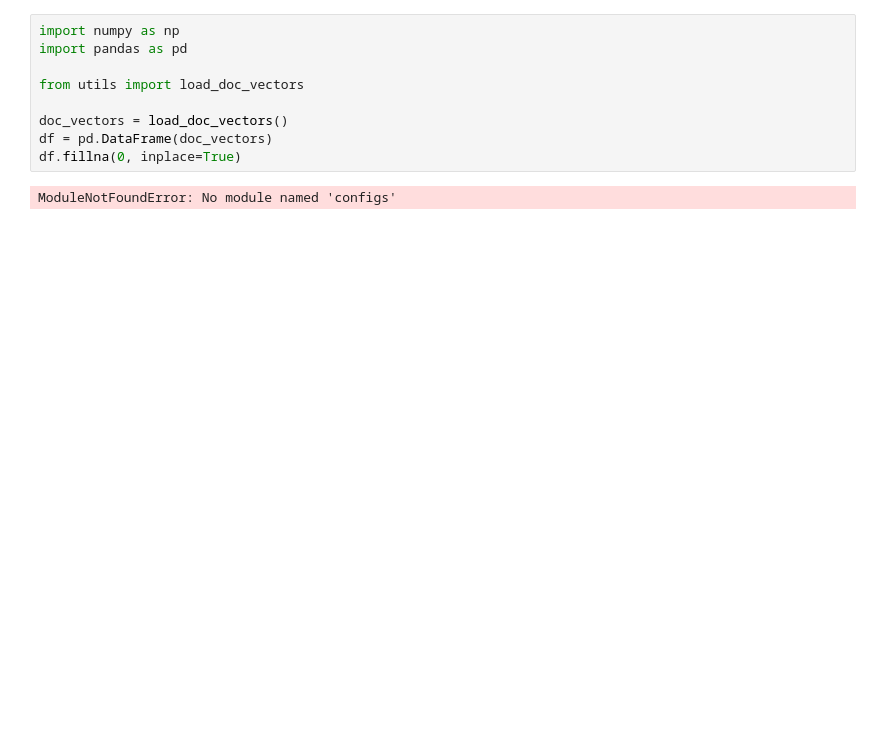
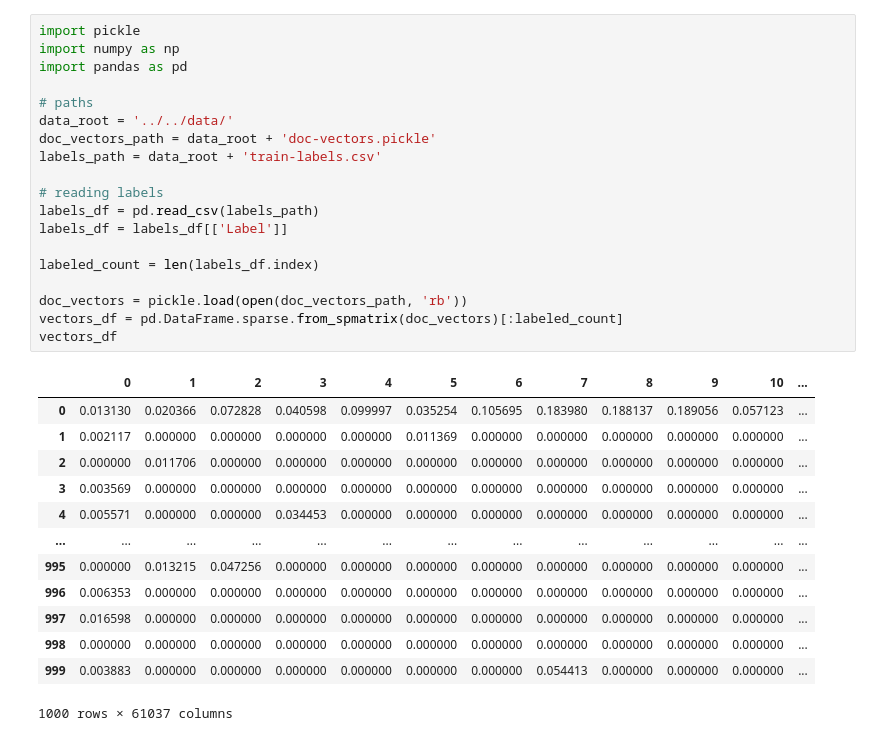
Before and after one commit to kianelbo/newsKAP, a Jupyter notebook: engine/analysis/classification.ipynb, the cells around one changed output. Drawn from its saved outputs; the diff is of its cells as text; blank space fills up the shorter version.

```diff
--- a/engine/analysis/classification.ipynb
+++ b/engine/analysis/classification.ipynb
@@ -1,14 +1,36 @@
-# %%
-import numpy as np
-import pandas as pd
-
-from utils import load_doc_vectors
-
-doc_vectors = load_doc_vectors()
-df = pd.DataFrame(doc_vectors)
-df.fillna(0, inplace=True)
-# %% [output]
-ModuleNotFoundError: No module named 'configs'
+# %%
+import pickle
+import numpy as np
+import pandas as pd
+
+# paths
+data_root = '../../data/'
+doc_vectors_path = data_root + 'doc-vectors.pickle'
+labels_path = data_root + 'train-labels.csv'
+
+# reading labels
+labels_df = pd.read_csv(labels_path)
+labels_df = labels_df[['Label']]
+
+labeled_count = len(labels_df.index)
+
+doc_vectors = pickle.load(open(doc_vectors_path, 'rb'))
+vectors_df = pd.DataFrame.sparse.from_spmatrix(doc_vectors)[:labeled_count]
+vectors_df
+# %% [output]
+|  | 0 | 1 | 2 | 3 | 4 | 5 | 6 | 7 | 8 | 9 | 10 | ... |
+| 0 | 0.013130 | 0.020366 | 0.072828 | 0.040598 | 0.099997 | 0.035254 | 0.105695 | 0.183980 | 0.188137 | 0.189056 | 0.057123 | ... |
+| 1 | 0.002117 | 0.000000 | 0.000000 | 0.000000 | 0.000000 | 0.011369 | 0.000000 | 0.000000 | 0.000000 | 0.000000 | 0.000000 | ... |
+| 2 | 0.000000 | 0.011706 | 0.000000 | 0.000000 | 0.000000 | 0.000000 | 0.000000 | 0.000000 | 0.000000 | 0.000000 | 0.000000 | ... |
+| 3 | 0.003569 | 0.000000 | 0.000000 | 0.000000 | 0.000000 | 0.000000 | 0.000000 | 0.000000 | 0.000000 | 0.000000 | 0.000000 | ... |
+| 4 | 0.005571 | 0.000000 | 0.000000 | 0.034453 | 0.000000 | 0.000000 | 0.000000 | 0.000000 | 0.000000 | 0.000000 | 0.000000 | ... |
+| ... | ... | ... | ... | ... | ... | ... | ... | ... | ... | ... | ... | ... |
+| 995 | 0.000000 | 0.013215 | 0.047256 | 0.000000 | 0.000000 | 0.000000 | 0.000000 | 0.000000 | 0.000000 | 0.000000 | 0.000000 | ... |
+| 996 | 0.006353 | 0.000000 | 0.000000 | 0.000000 | 0.000000 | 0.000000 | 0.000000 | 0.000000 | 0.000000 | 0.000000 | 0.000000 | ... |
+| 997 | 0.016598 | 0.000000 | 0.000000 | 0.000000 | 0.000000 | 0.000000 | 0.000000 | 0.000000 | 0.000000 | 0.000000 | 0.000000 | ... |
+| 998 | 0.000000 | 0.000000 | 0.000000 | 0.000000 | 0.000000 | 0.000000 | 0.000000 | 0.000000 | 0.000000 | 0.000000 | 0.000000 | ... |
+| 999 | 0.003883 | 0.000000 | 0.000000 | 0.000000 | 0.000000 | 0.000000 | 0.000000 | 0.054413 | 0.000000 | 0.000000 | 0.000000 | ... |
+1000 rows × 61037 columns
 # %%
 from sklearn.model_selection import train_test_split
 from sklearn.metrics import mean_squared_error, accuracy_score
```
Also changed, not shown: parts of 3 cells of this notebook, 19 other files.
